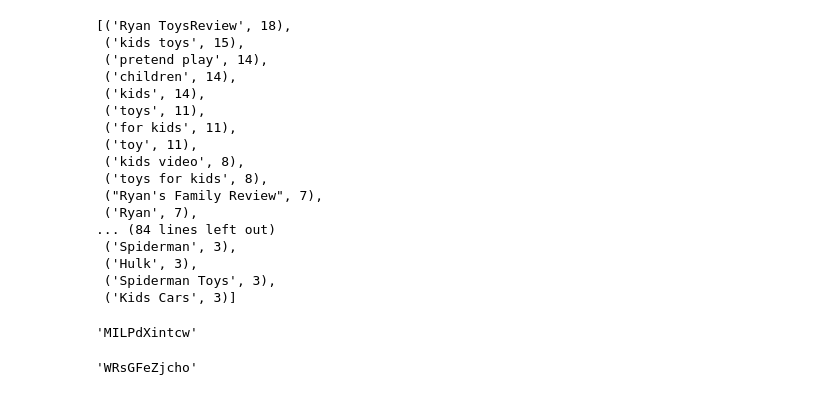
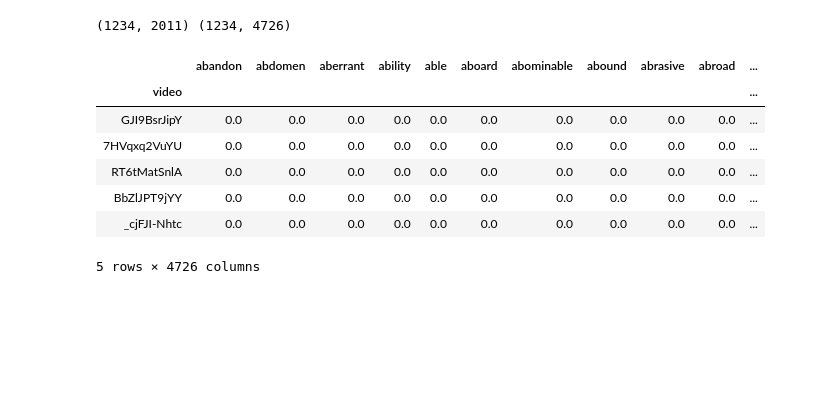
Before and after one commit to qiaoliuhub/kidtube, a Jupyter notebook: Kidtube.ipynb, the cells around one changed output. Cells and saved outputs as stored; diff of their text form; code cells hidden in the pictures; blank space fills up the shorter version.

```diff
--- a/Kidtube.ipynb
+++ b/Kidtube.ipynb
@@ -243,20 +243,0 @@ final_ls
-# %%
-counter_1.most_common(100)
-# %% [output]
-[('Ryan ToysReview', 18),
- ('kids toys', 15),
- ('pretend play', 14),
- ('children', 14),
- ('kids', 14),
- ('toys', 11),
- ('for kids', 11),
- ('toy', 11),
- ('kids video', 8),
- ('toys for kids', 8),
- ("Ryan's Family Review", 7),
- ('Ryan', 7),
-... (84 lines left out)
- ('Spiderman', 3),
- ('Hulk', 3),
- ('Spiderman Toys', 3),
- ('Kids Cars', 3)]
@@ -334,8 +243,0 @@ for idd in ids:
-# %%
-id_1[1]['items'][0]['id']['videoId']
-# %% [output]
-'MILPdXintcw'
-# %%
-id_1[0]['items'][0]['id']['videoId']
-# %% [output]
-'WRsGFeZjcho'
@@ -343,0 +244,28 @@ items = decode_stacked()
+# %%
+from sklearn.feature_extraction.text import TfidfVectorizer
+tags_corpus = [','.join(x) for x in res_df['tags_w/o_stop']]
+desc_corpus = [','.join(x) for x in res_df['desc_w/o_stop']]
+tags_vectorizer = TfidfVectorizer()
+tags_X = tags_vectorizer.fit_transform(tags_corpus)
+desc_vectorizer = TfidfVectorizer()
+desc_X = desc_vectorizer.fit_transform(desc_corpus)
+print(tags_X.shape, desc_X.shape)
+# %% [output]
+(1234, 2011) (1234, 4726)
+# %%
+new_tags_x = pd.DataFrame(tags_X.toarray(),
+                          columns = tags_vectorizer.get_feature_names(), index = res_df['video'])
+new_tags_x.head()
+
+new_desc_x = pd.DataFrame(desc_X.toarray(),
+                         columns=desc_vectorizer.get_feature_names(), index=res_df['video'])
+new_desc_x.head()
+# %% [output]
+|  | abandon | abdomen | aberrant | ability | able | aboard | abominable | abound | abrasive | abroad | ... |
+| video |  |  |  |  |  |  |  |  |  |  | ... |
+| GJI9BsrJipY | 0.0 | 0.0 | 0.0 | 0.0 | 0.0 | 0.0 | 0.0 | 0.0 | 0.0 | 0.0 | ... |
+| 7HVqxq2VuYU | 0.0 | 0.0 | 0.0 | 0.0 | 0.0 | 0.0 | 0.0 | 0.0 | 0.0 | 0.0 | ... |
+| RT6tMatSnlA | 0.0 | 0.0 | 0.0 | 0.0 | 0.0 | 0.0 | 0.0 | 0.0 | 0.0 | 0.0 | ... |
+| BbZlJPT9jYY | 0.0 | 0.0 | 0.0 | 0.0 | 0.0 | 0.0 | 0.0 | 0.0 | 0.0 | 0.0 | ... |
+| _cjFJI-Nhtc | 0.0 | 0.0 | 0.0 | 0.0 | 0.0 | 0.0 | 0.0 | 0.0 | 0.0 | 0.0 | ... |
+5 rows × 4726 columns
```
Also changed, not shown: parts of 36 cells of this notebook, 2 other files.
